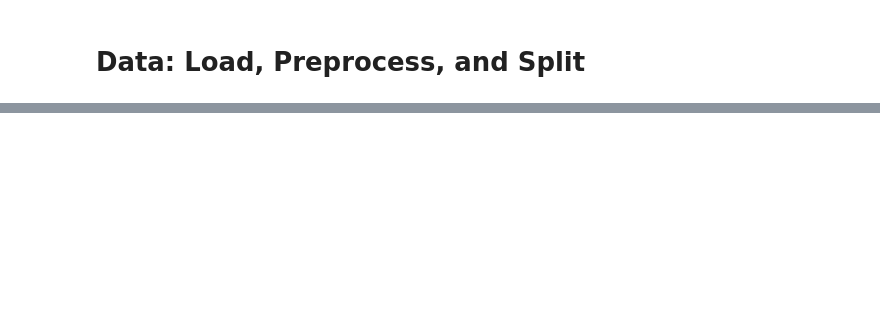
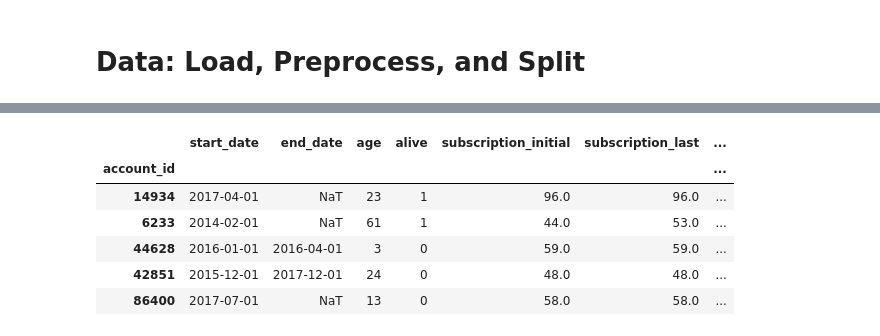
Before and after one commit to fmfn/ShiftedBetaGeometric, a Jupyter notebook: notebooks/scratch.ipynb, the cells around one changed output, grey strips where cells are left out. Cells and saved outputs as stored; diff of their text form; code cells hidden in the pictures; blank space fills up the shorter version.

```diff
--- a/notebooks/scratch.ipynb
+++ b/notebooks/scratch.ipynb
@@ -590,0 +110,14 @@ ax.legend(loc=2)
+# %%
+df = data.dtr.copy()
+# %%
+df['end_date'] = df["end_date"].apply(lambda dt: dt if dt < datetime(2018, 1, 1) else None)
+# %%
+df.head()
+# %% [output]
+|  | start_date | end_date | age | alive | subscription_initial | subscription_last | ... |
+| account_id |  |  |  |  |  |  | ... |
+| 14934 | 2017-04-01 | NaT | 23 | 1 | 96.0 | 96.0 | ... |
+| 6233 | 2014-02-01 | NaT | 61 | 1 | 44.0 | 53.0 | ... |
+| 44628 | 2016-01-01 | 2016-04-01 | 3 | 0 | 59.0 | 59.0 | ... |
+| 42851 | 2015-12-01 | 2017-12-01 | 24 | 0 | 48.0 | 48.0 | ... |
+| 86400 | 2017-07-01 | NaT | 13 | 0 | 58.0 | 58.0 | ... |
```
Also changed, not shown: parts of 58 cells of this notebook, 16 other files.
